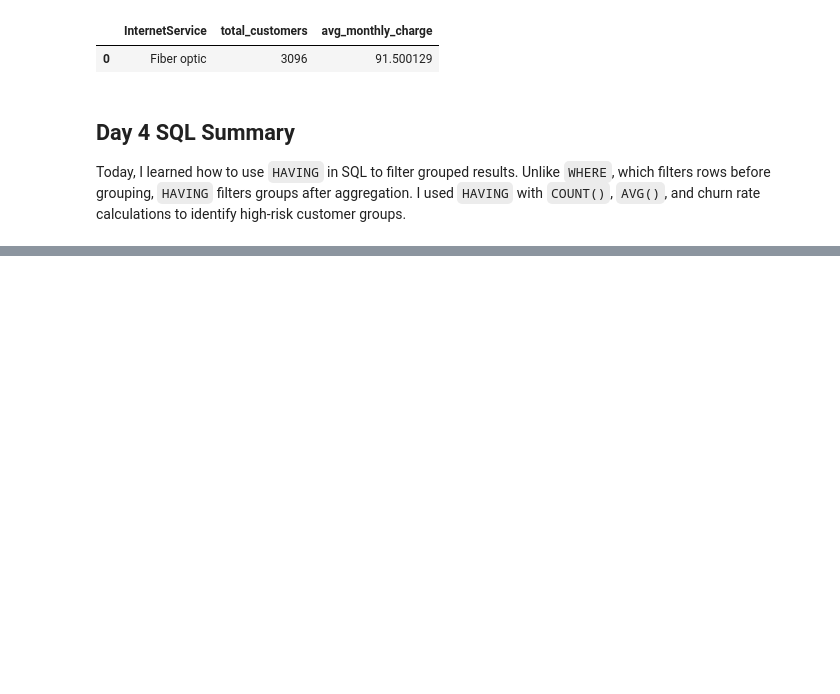
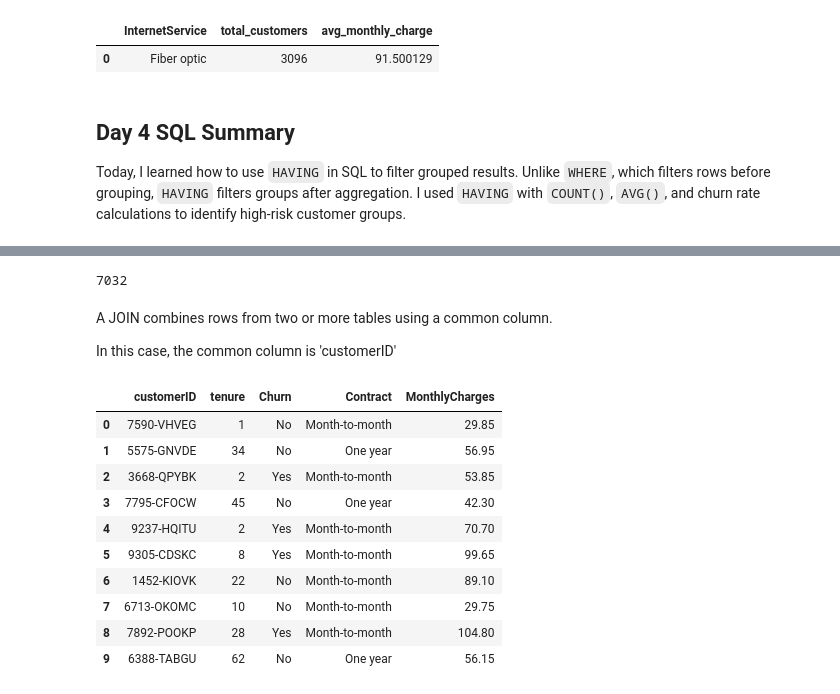
Before and after one commit to Hankrulin/customer-churn-prediction, a Jupyter notebook: Jupyter_notebook/sql_week2_practice.ipynb, the cells around one changed output, grey strips where cells are left out. Cells and saved outputs as stored; diff of their text form; code cells hidden in the pictures; blank space fills up the shorter version.

```diff
--- a/Jupyter_notebook/sql_week2_practice.ipynb
+++ b/Jupyter_notebook/sql_week2_practice.ipynb
@@ -1018,0 +1376,40 @@ I used `HAVING` with `COUNT()`, `AVG()`, and churn rate calculations to identify
+# %%
+# Save These Tables into SQLite
+# Right now we have three tables in our SQLite database:SQLite database: customer_data, service_data, and billing_data.
+
+
+customer_df.to_sql("customer_data", conn, index=False, if_exists="replace")
+service_df.to_sql("service_data", conn, index=False, if_exists="replace")
+billing_df.to_sql("billing_data", conn, index=False, if_exists="replace")
+# %% [output]
+7032
+# %% [markdown]
+A JOIN combines rows from two or more tables using a common column.
+
+In this case, the common column is 'customerID'
+# %%
+query = """
+SELECT
+    c.customerID,
+    c.tenure,
+    c.Churn,
+    b.Contract,
+    b.MonthlyCharges
+FROM customer_data c
+INNER JOIN billing_data b
+    ON c.customerID = b.customerID
+LIMIT 10
+"""
+pd.read_sql(query, conn)
+# %% [output]
+|  | customerID | tenure | Churn | Contract | MonthlyCharges |
+| 0 | 7590-VHVEG | 1 | No | Month-to-month | 29.85 |
+| 1 | 5575-GNVDE | 34 | No | One year | 56.95 |
+| 2 | 3668-QPYBK | 2 | Yes | Month-to-month | 53.85 |
+| 3 | 7795-CFOCW | 45 | No | One year | 42.30 |
+| 4 | 9237-HQITU | 2 | Yes | Month-to-month | 70.70 |
+| 5 | 9305-CDSKC | 8 | Yes | Month-to-month | 99.65 |
+| 6 | 1452-KIOVK | 22 | No | Month-to-month | 89.10 |
+| 7 | 6713-OKOMC | 10 | No | Month-to-month | 29.75 |
+| 8 | 7892-POOKP | 28 | Yes | Month-to-month | 104.80 |
+| 9 | 6388-TABGU | 62 | No | One year | 56.15 |
```
Also changed, not shown: parts of 36 cells of this notebook.
